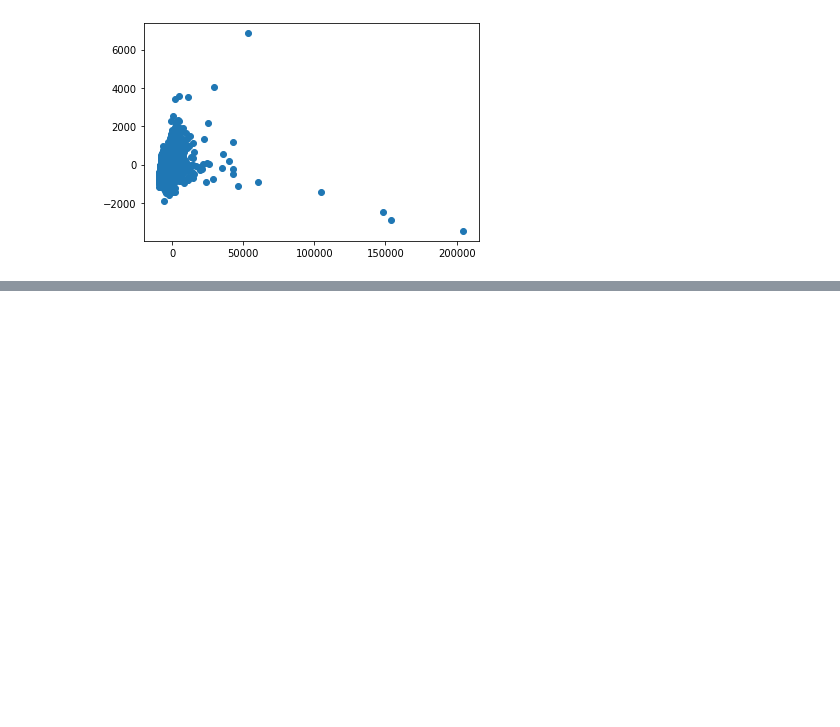
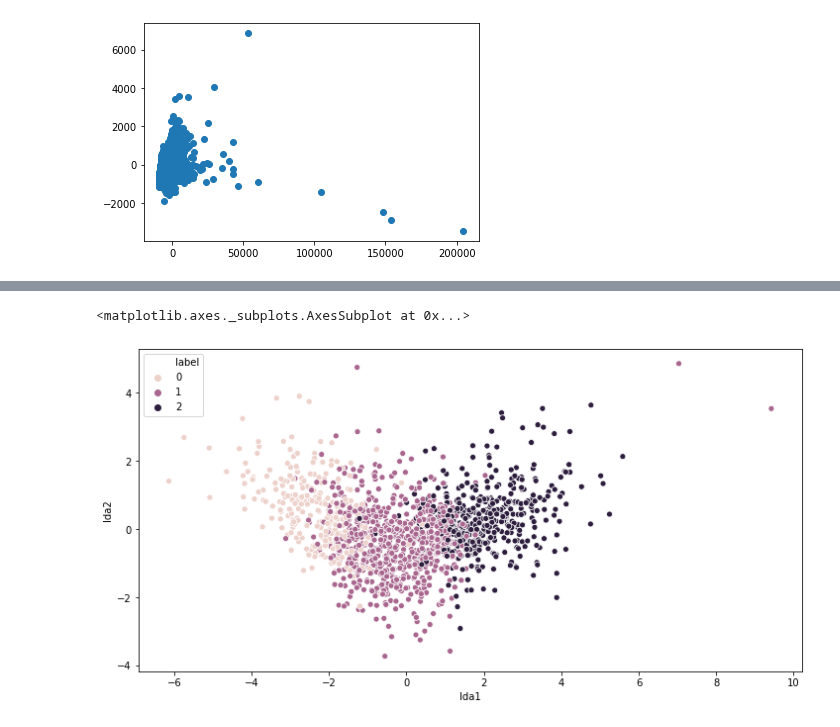
Before and after one commit to samialisayed/MachineLearning-Final-Project, a Jupyter notebook: notebook_tova_pca.ipynb, the cells around one changed output, grey strips where cells are left out. Cells and saved outputs as stored; diff of their text form; code cells hidden in the pictures; blank space fills up the shorter version.

```diff
--- a/notebook_tova_pca.ipynb
+++ b/notebook_tova_pca.ipynb
@@ -39,0 +65,14 @@ plt.scatter(data_pca[:, 0], data_pca[:, 1])
+# %%
+lda = LinearDiscriminantAnalysis()
+# %%
+data_lda = lda.fit_transform(data_num, data.label)
+# %%
+data['lda1'] = data_lda[:, 0]
+# %%
+data['lda2'] = data_lda[:, 1]
+# %%
+plt.figure(figsize=(12,6))
+sns.scatterplot(data.lda1, data.lda2, hue=data.label)
+# %% [output]
+<matplotlib.axes._subplots.AxesSubplot at 0x...>
+[figure, added]
```
Also changed, not shown: parts of 7 cells of this notebook.
